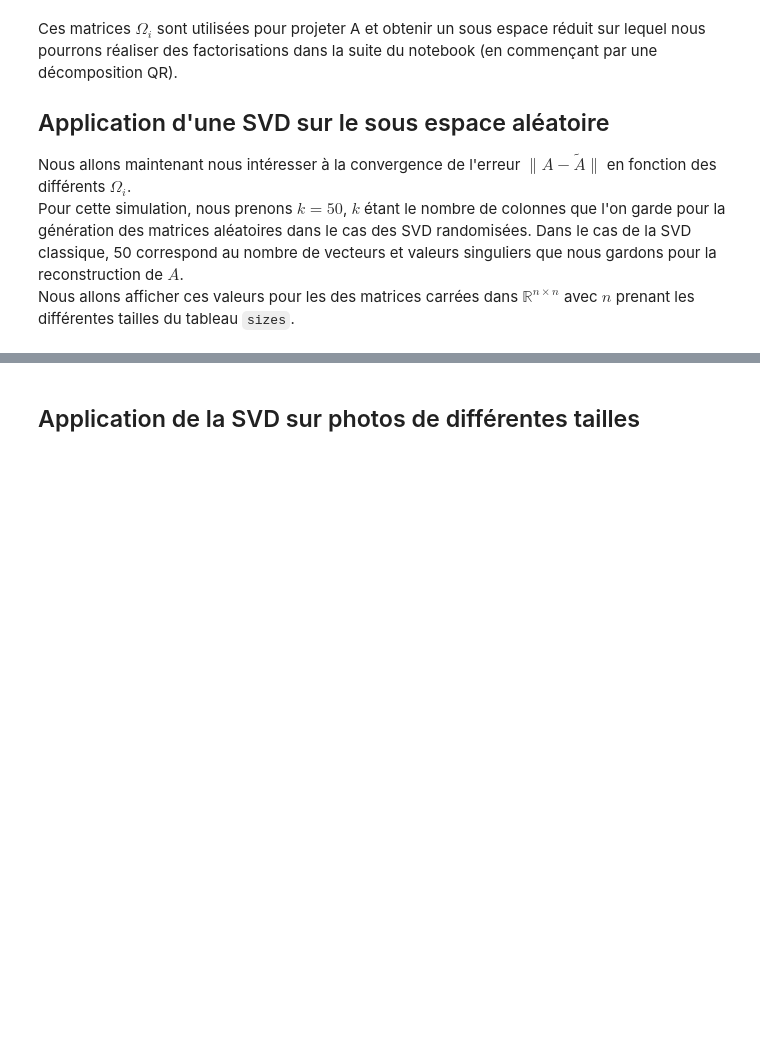
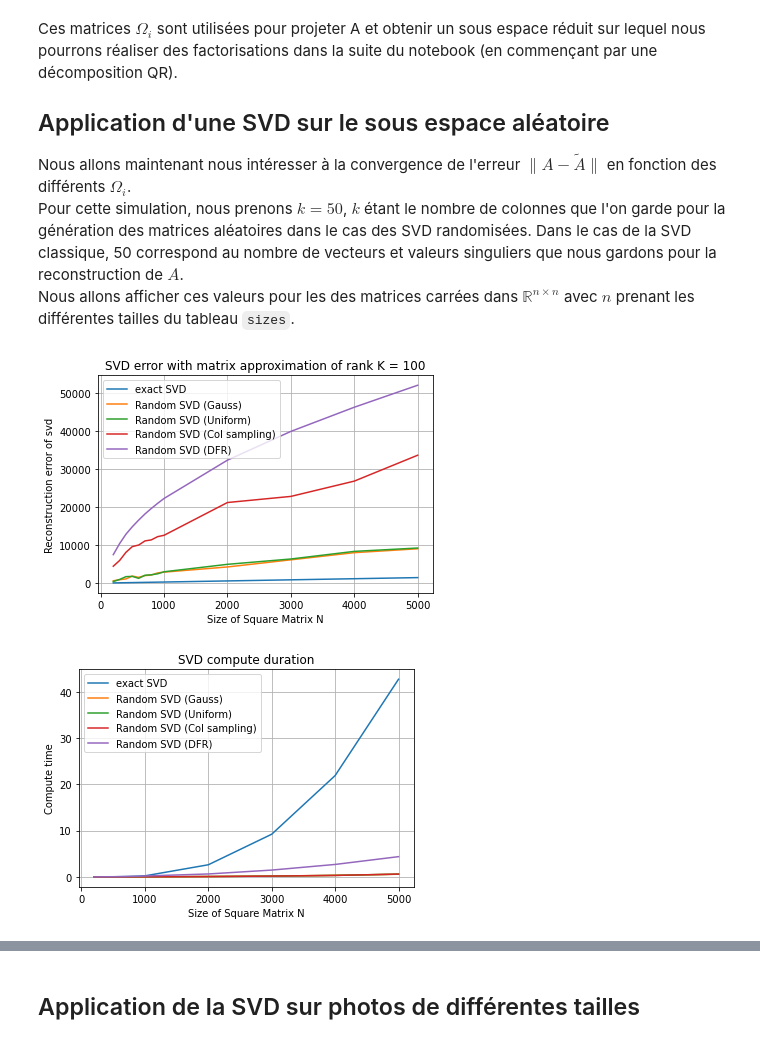
Before and after one commit to Aympab/randomized-svd, a Jupyter notebook: main.ipynb, the cells around one changed output, grey strips where cells are left out. Drawn from its saved outputs; the diff is of its cells as text; code cells hidden in the pictures; blank space fills up the shorter version.

```diff
--- a/main.ipynb
+++ b/main.ipynb
@@ -182,10 +182,13 @@ Nous allons afficher ces valeurs pour les des matrices carrées dans $\mathbb{R}
 # %%
 ##########
 # WARNING : this cell takes about 10 minutes to compute, you might just want to look at the graphs
 ##########
 
-# sizes = [100, 200, 300, 400, 500, 600, 700, 800, 900, 1000, 2000, 3000, 4000, 5000]
-# fixed_rank_errors_random_matrixes(sizes, k=50)
+sizes = [200, 300, 400, 500, 600, 700, 800, 900, 1000, 2000, 3000, 4000, 5000]
+fixed_rank_errors_random_matrixes(sizes, k=100)
+# %% [output]
+[figure, added]
+[figure, added]
 # %% [markdown]
 ![fixed_rank_errors](graphs/error_and_duration_size_increasing.png)
 # %% [markdown]
```
Also changed, not shown: parts of 6 cells of this notebook, 4 other files.
